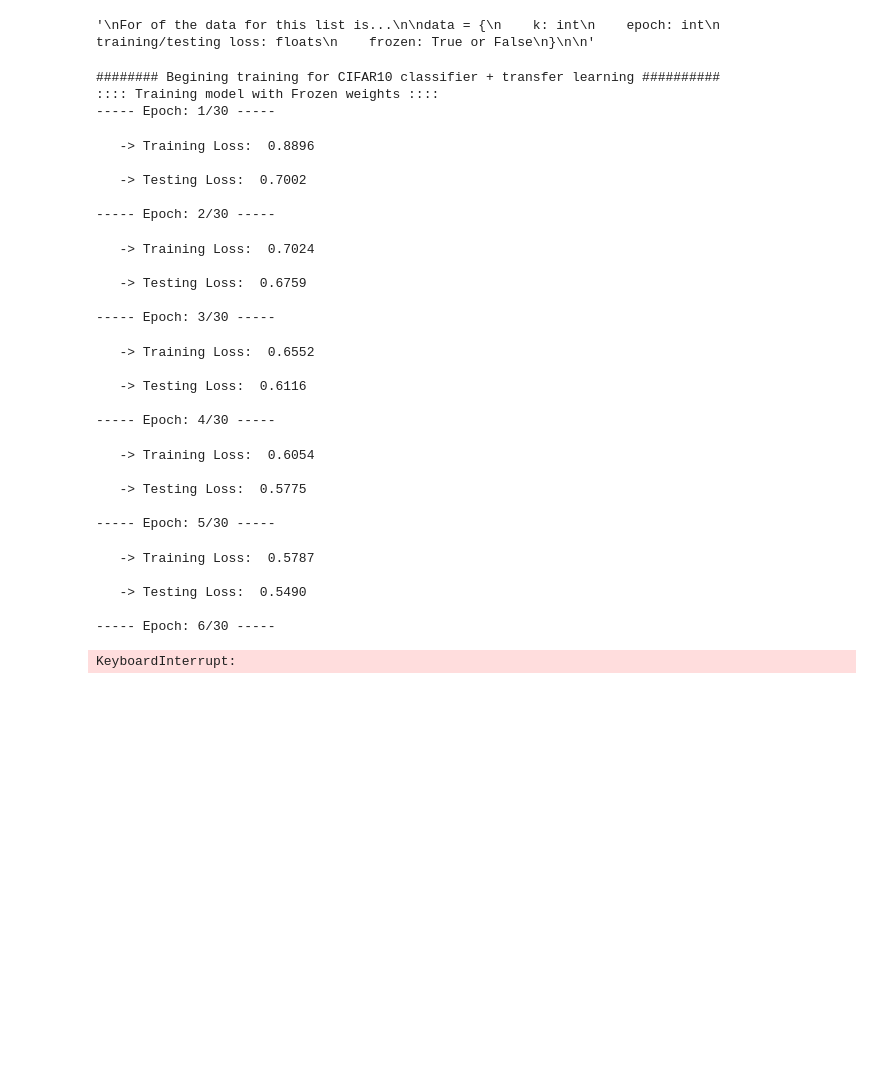
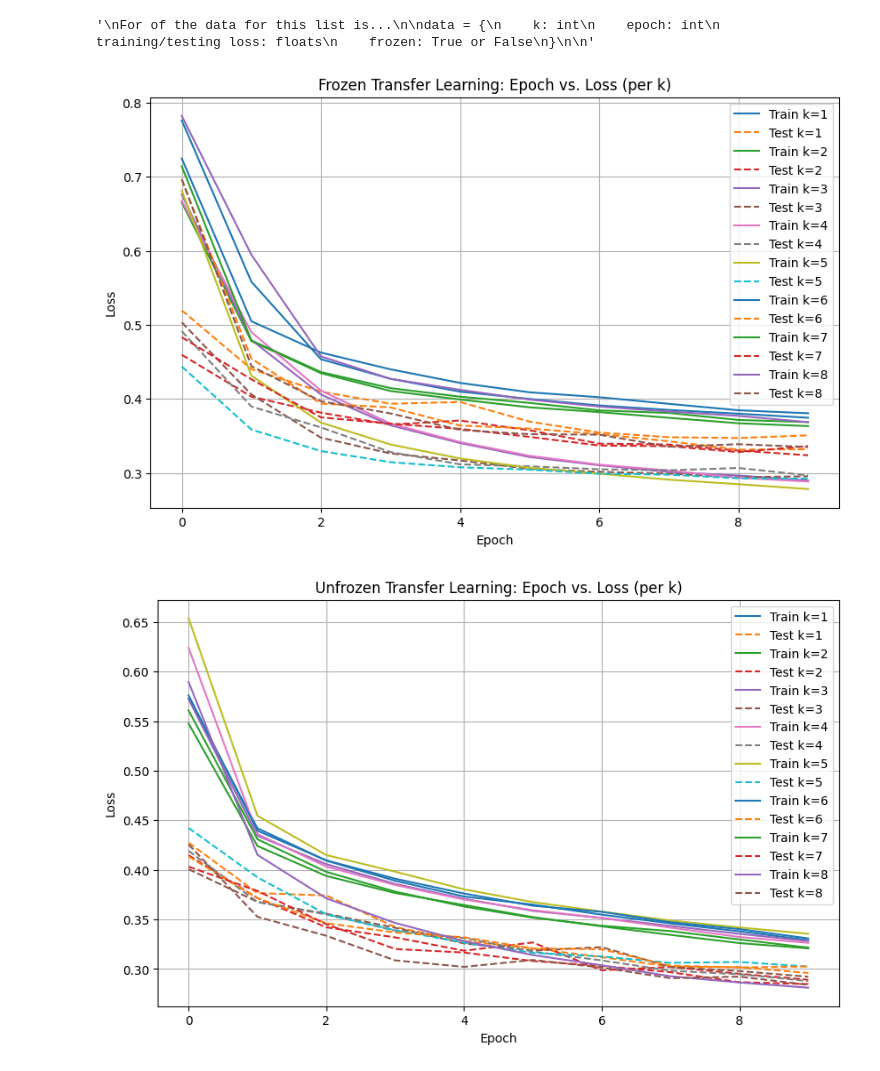
Before and after one commit to zm237/Intro-to-Deep-Learning-Projects, a Jupyter notebook: Project 2/Homework2.ipynb, the cells around one changed output. Drawn from its saved outputs; the diff is of its cells as text; code cells hidden in the pictures; blank space fills up the shorter version.

Commit message:
Finished Question 5 and added Q5 graph data just in case

```diff
--- a/Project 2/Homework2.ipynb
+++ b/Project 2/Homework2.ipynb
@@ -1068,7 +1019,7 @@ data = {
 '\nFor of the data for this list is...\n\ndata = {\n    k: int\n    epoch: int\n    training/testing loss: floats\n    frozen: True or False\n}\n\n'
 # %%
 # Hyperparameter setup
-epochs = 15
+epochs = 10
 batch_size = 64
 learning_rate = 5e-4
 decay_rate = 4e-4
@@ -1076,7 +1027,7 @@ decay_rate = 4e-4
 c_dropout = 0.25
 f_dropout = 0.25
 
-k = 5 # Max number of layers for the current model ~~ Excluding the output layer
+k = 8 # Max number of layers for the current model ~~ Excluding the output layer
 
 # Initialize model for the sake of weight transfer
 src_model = CIFAR10_Transformed_Classifier(c_dropout, f_dropout)
@@ -1089,9 +1040,12 @@ for i in range(2):
 
     is_frozen = True if i == 0 else False
 
-    print(f':::: Training model with {'Frozen' if is_frozen else 'Unfrozen'} weights ::::')
+    print(f':::: Training model with {'Frozen' if is_frozen else 'Unfrozen'} weights ::::\n')
 
-    for current_k in range(1, k, 1):
+    for current_k in range(1, k + 1, 1):
+
+        print(f'\\_| Using {current_k} Transfered Layers |_/\n')
+
         # Setup data loaders
         trainset_loader_CIFAR10 = data.DataLoader(trainset_full_CIFAR10,
                                         batch_size=batch_size,
@@ -1159,7 +1113,7 @@ for i in range(2):
                 optimizer.step()
 
                 with torch.no_grad():
-                    avg_training_loss += loss
+                    avg_training_loss += loss.item()
 
             # Switch to eval mode
             model_final.eval()
@@ -1199,14 +1153,14 @@ for i in range(2):
             epoch_over_training_loss_CIFAR10_per_k.append({
                 "k": current_k,
                 "epoch": epoch,
-                "training_loss": avg_training_loss
+                "training_loss": avg_training_loss,
                 "frozen": is_frozen
                 })
 
             epoch_over_testing_loss_CIFAR10_per_k.append({
                 "k": current_k,
                 "epoch": epoch,
-                "training_loss": avg_training_loss
+                "testing_loss": avg_testing_loss,
                 "frozen": is_frozen
                 })
 
@@ -1215,33 +1169,3 @@ for i in range(2):
 
             print(f'   -> Training Loss: {avg_training_loss: .4f}\n')
             print(f'   -> Testing Loss: {avg_testing_loss: .4f}\n')
-# %% [output]
-######## Begining training for CIFAR10 classifier + transfer learning ##########
-:::: Training model with Frozen weights ::::
------ Epoch: 1/30 -----
-   -> Training Loss:  0.8896
-
-   -> Testing Loss:  0.7002
-
------ Epoch: 2/30 -----
-   -> Training Loss:  0.7024
-
-   -> Testing Loss:  0.6759
-
------ Epoch: 3/30 -----
-   -> Training Loss:  0.6552
-
-   -> Testing Loss:  0.6116
-
------ Epoch: 4/30 -----
-   -> Training Loss:  0.6054
-
-   -> Testing Loss:  0.5775
-
------ Epoch: 5/30 -----
-   -> Training Loss:  0.5787
-
-   -> Testing Loss:  0.5490
-
------ Epoch: 6/30 -----
-KeyboardInterrupt:
@@ -1248,17 +1181,26 @@ KeyboardInterrupt:
+# %%
+import pandas as pd
+
+epoch_over_training_loss_CIFAR10_per_k = pd.read_csv('training_loss_per_k.csv').to_dict(orient='records')
+
+epoch_over_testing_loss_CIFAR10_per_k = pd.read_csv('testing_loss_per_k.csv').to_dict(orient='records')
 # %%
 # Separate frozen and unfrozen runs
 for frozen_status, title in zip([True, False], ["Frozen Transfer Learning", "Unfrozen Transfer Learning"]):
     plt.figure(figsize=(10, 6))
-    ks = sorted(set(d["k"] for d in epoch_over_training_loss if d["frozen"] == frozen_status))
+    ks = sorted(set(d["k"] for d in epoch_over_training_loss_CIFAR10_per_k if d["frozen"] == frozen_status))
     for k in ks:
-        epochs = [d["epoch"] for d in epoch_over_training_loss if d["k"] == k and d["frozen"] == frozen_status]
-        train_loss = [d["training_loss"] for d in epoch_over_training_loss if d["k"] == k and d["frozen"] == frozen_status]
-        test_loss = [d["training_loss"] for d in epoch_over_testing_loss if d["k"] == k and d["frozen"] == frozen_status]
+        epochs = [d["epoch"] for d in epoch_over_training_loss_CIFAR10_per_k if d["k"] == k and d["frozen"] == frozen_status]
+        train_loss = [d["training_loss"] for d in epoch_over_training_loss_CIFAR10_per_k if d["k"] == k and d["frozen"] == frozen_status]
+        test_loss = [d["testing_loss"] for d in epoch_over_testing_loss_CIFAR10_per_k if d["k"] == k and d["frozen"] == frozen_status]
         plt.plot(epochs, train_loss, label=f"Train k={k}")
         plt.plot(epochs, test_loss, '--', label=f"Test k={k}")
     plt.xlabel("Epoch")
     plt.ylabel("Loss")
     plt.title(title + ": Epoch vs. Loss (per k)")
     plt.legend()
     plt.grid(True)
     plt.show()
+# %% [output]
+[figure, added]
+[figure, added]
```
Also changed, not shown: parts of 6 cells of this notebook, 2 other files.
